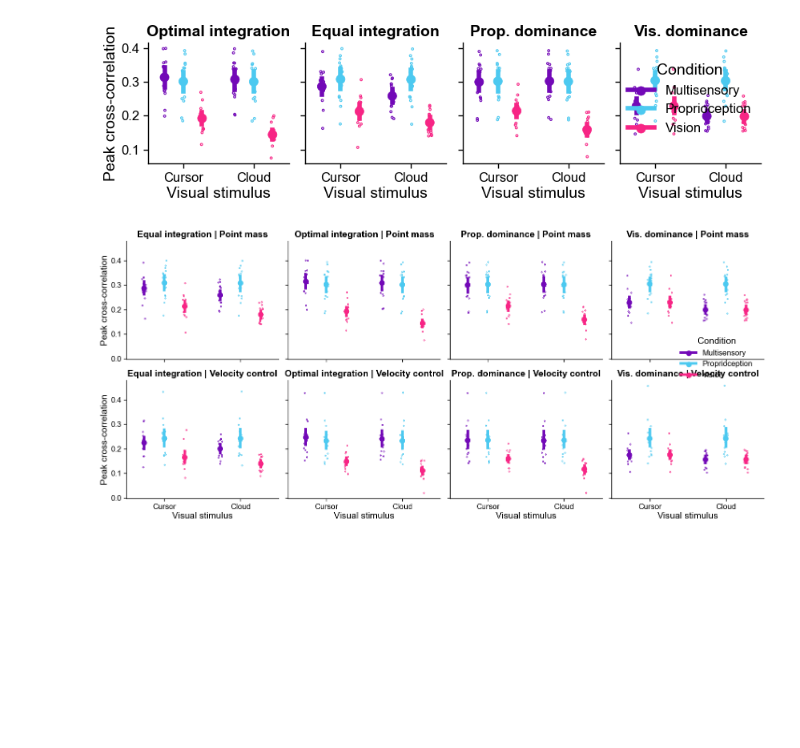
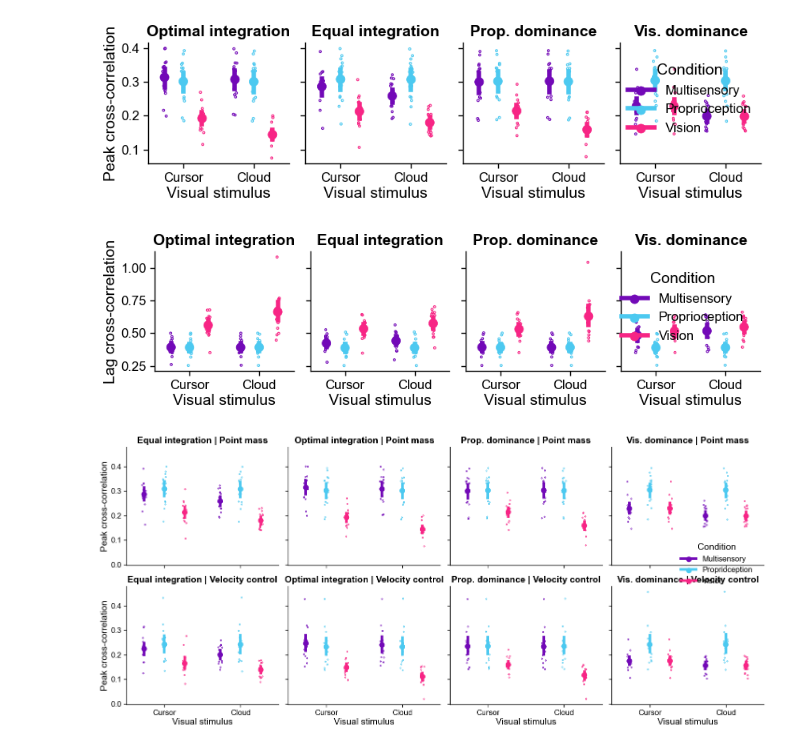
Before and after one commit to dominikstrb/cpp-proprioception, a Jupyter notebook: notebooks/MultisensoryModelResults.ipynb, the cells around one changed output. Drawn from its saved outputs; the diff is of its cells as text; code cells hidden in the pictures; blank space fills up the shorter version.

Commit message:
Fit unnormalized Gaussian pdf to CCGs

```diff
--- a/notebooks/MultisensoryModelResults.ipynb
+++ b/notebooks/MultisensoryModelResults.ipynb
@@ -282,10 +287,31 @@ Plotting model Velocity control
 # %% [markdown]
 ## CCG parameters (peak)
 # %%
+def fit_gaussian_to_ccg(lags, correlations):
+    """
+    Fit a Gaussian to the cross-correlation function to get a more accurate estimate of the lag at which the peak occurs.
+    """
+    from scipy.optimize import curve_fit
+
+    def gaussian(x, a, x0, sigma):
+        return a * np.exp(-(x - x0) ** 2 / (2 * sigma ** 2))
+
+    # initial guess for the parameters
+    initial_guess = [correlations.max(), lags.iloc[np.argmax(correlations)], 0.1]
+
+    try:
+        popt, _ = curve_fit(gaussian, lags, correlations, p0=initial_guess)
+        return popt[1]  # return the mean (x0) of the fitted Gaussian
+    except RuntimeError:
+        # if the fit fails, return the lag at which the maximum correlation occurs
+        return lags.iloc[np.argmax(correlations)]
+
 ccg_params = ccgs.groupby(["participant", "integration", "dynamics", "Condition", "Visual target"]).apply(
     lambda g: pd.Series({
         'peak': g['correlation'].max(),
-        'lag': g.loc[g['correlation'].idxmax(), 'lag']
+        # 'lag': g.loc[g['correlation'].idxmax(), 'lag']
+        # fit a Gaussian to the cross-correlation function to get a more accurate estimate of the lag at which the peak occurs
+        'lag': fit_gaussian_to_ccg(g['lag'], g['correlation'])
     }),
     include_groups=False
 ).reset_index()
@@ -305,6 +331,22 @@ g.save("../figures/model_ccg_params.svg")
 g.show()
 # %% [output]
 [figure]
+# %%
+g = (so.Plot(ccg_params[ccg_params["dynamics"] == "Point mass"], x="Visual target", y="lag", color="Condition")
+    .add(so.Dot(pointsize=8), so.Agg(), so.Dodge())
+    .add(so.Dots(pointsize=2), so.Dodge(), so.Jitter())
+    .add(so.Range(linewidth=4), so.Est(errorbar="ci"), so.Dodge())
+    .facet(col="integration", order=model_order)
+    .scale(x=so.Nominal(order=["Cursor", "Cloud"]), color=so.Nominal(palette))
+    .label(x="Visual stimulus", y="Lag cross-correlation")
+    .layout(size=(8.5, 2.5))
+    # .share(y=False)
+)
+
+g.save("../figures/model_ccg_lags.svg")
+g.show()
+# %% [output]
+[figure, added]
 # %%
 g = (so.Plot(ccg_params, x="Visual target", y="peak", color="Condition")
     .add(so.Dot(pointsize=8), so.Agg(), so.Dodge())
```
Also changed, not shown: parts of 2 cells of this notebook.
